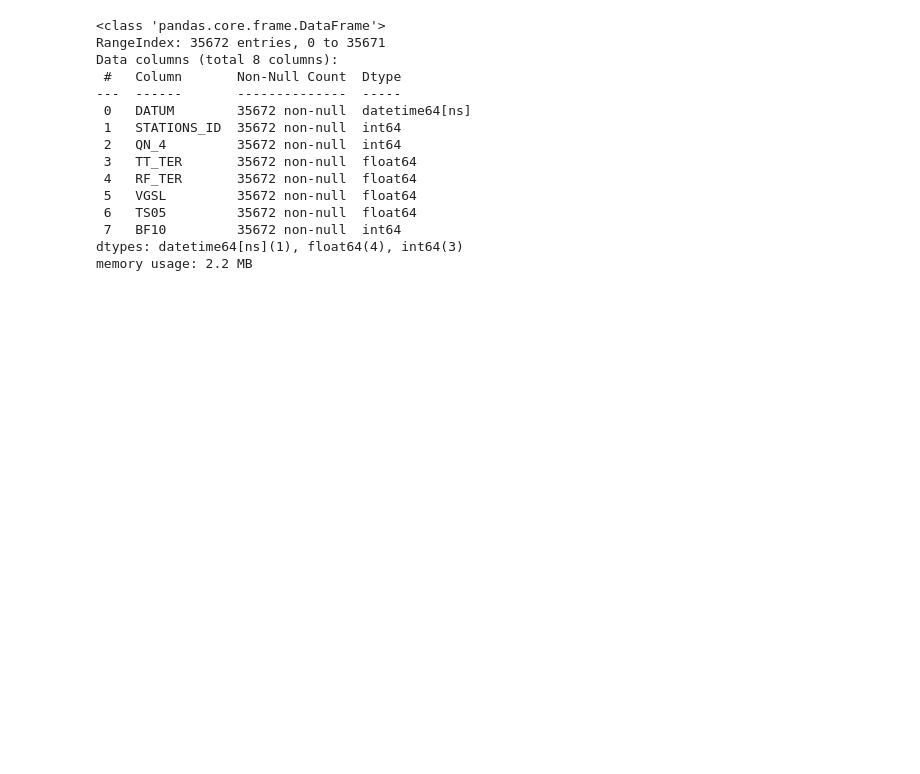
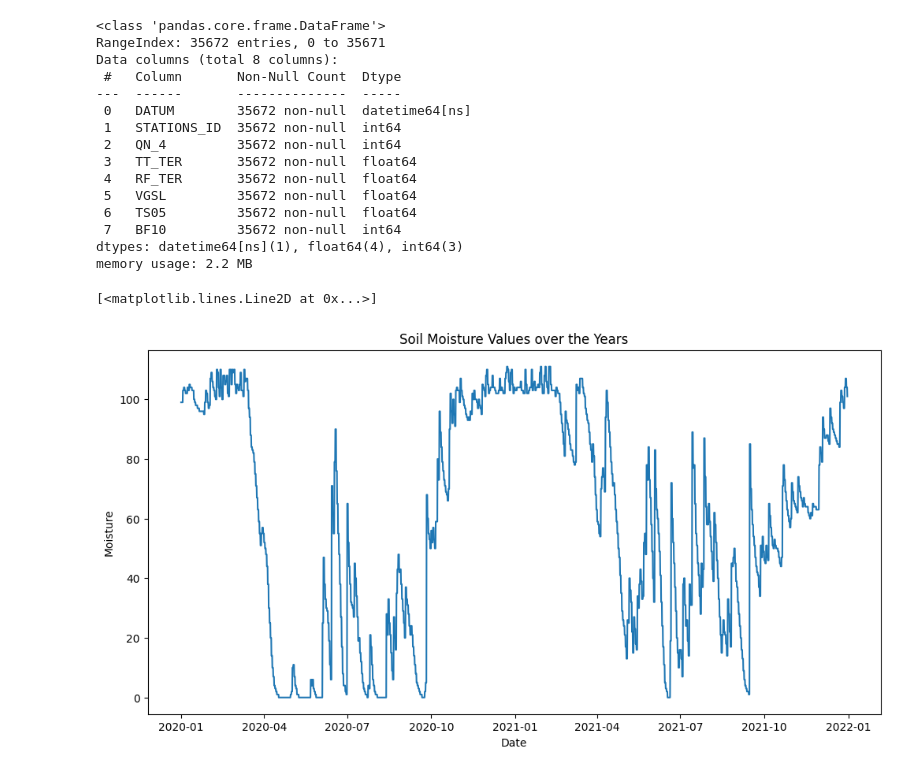
Before and after one commit to RompfRobert/Machine_Learning_and_Deep_Learning, a Jupyter notebook: Capstone-Project/rrompf_capstone.ipynb, the cells around one changed output. Cells and saved outputs as stored; diff of their text form; code cells hidden in the pictures; blank space fills up the shorter version.

```diff
--- a/Capstone-Project/rrompf_capstone.ipynb
+++ b/Capstone-Project/rrompf_capstone.ipynb
@@ -128,3 +135,18 @@ Data columns (total 8 columns):
  7   BF10         35672 non-null  int64
 dtypes: datetime64[ns](1), float64(4), int64(3)
 memory usage: 2.2 MB
+# %%
+reindexed_df = df.copy()
+reindexed_df.DATUM = reindexed_df.DATUM.astype('datetime64[ns]')
+reindexed_df = reindexed_df.set_index("DATUM")
+
+reindexed_df
+# %%
+plt.figure(figsize=(12,6))
+plt.title('Soil Moisture Values over the Years')
+plt.xlabel('Date')
+plt.ylabel('Moisture')
+plt.plot(reindexed_df['BF10']['2020-01-01':])
+# %% [output]
+[<matplotlib.lines.Line2D at 0x...>]
+[figure, added]
```
Also changed, not shown: parts of 11 cells of this notebook, 1 other file.
